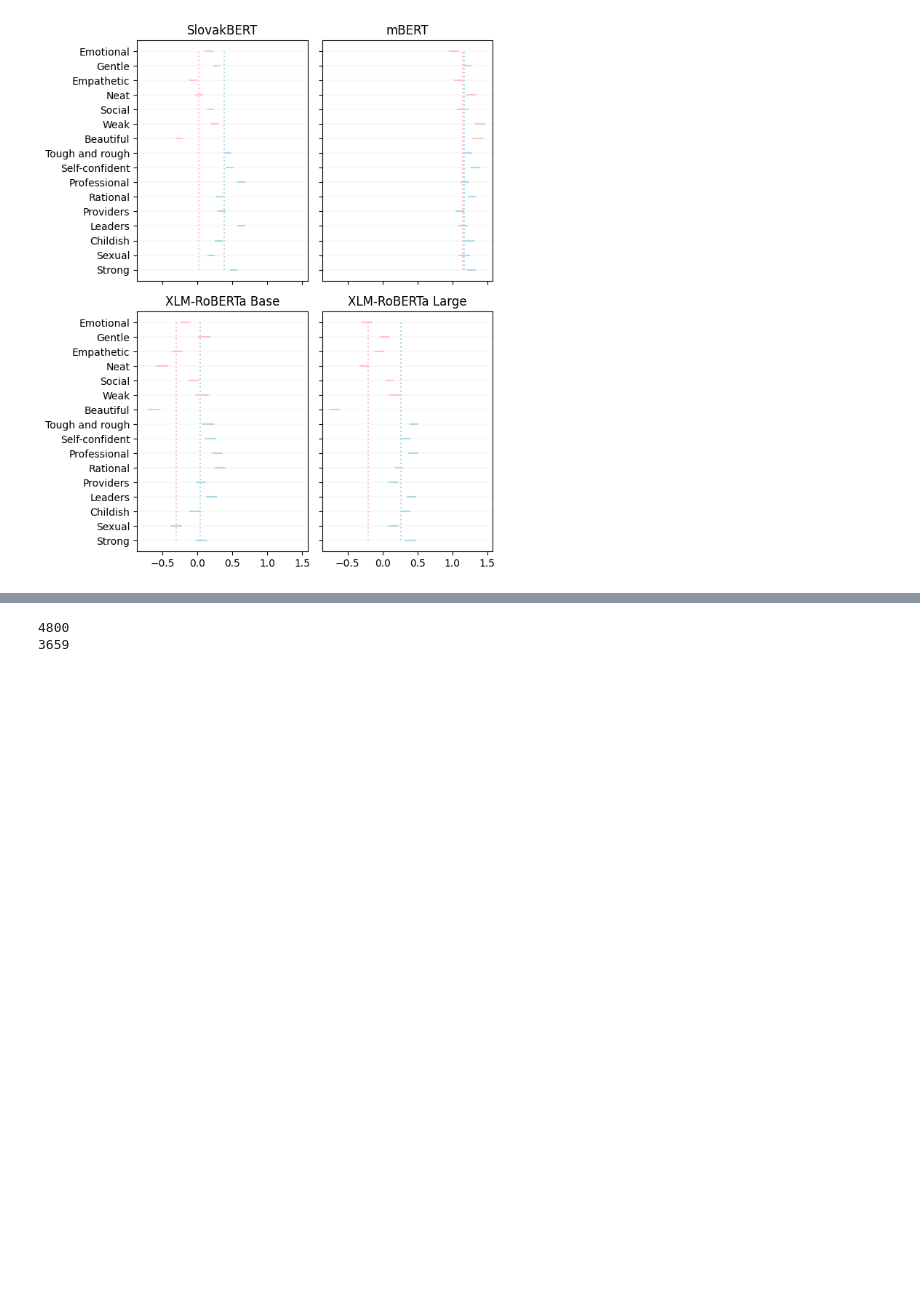
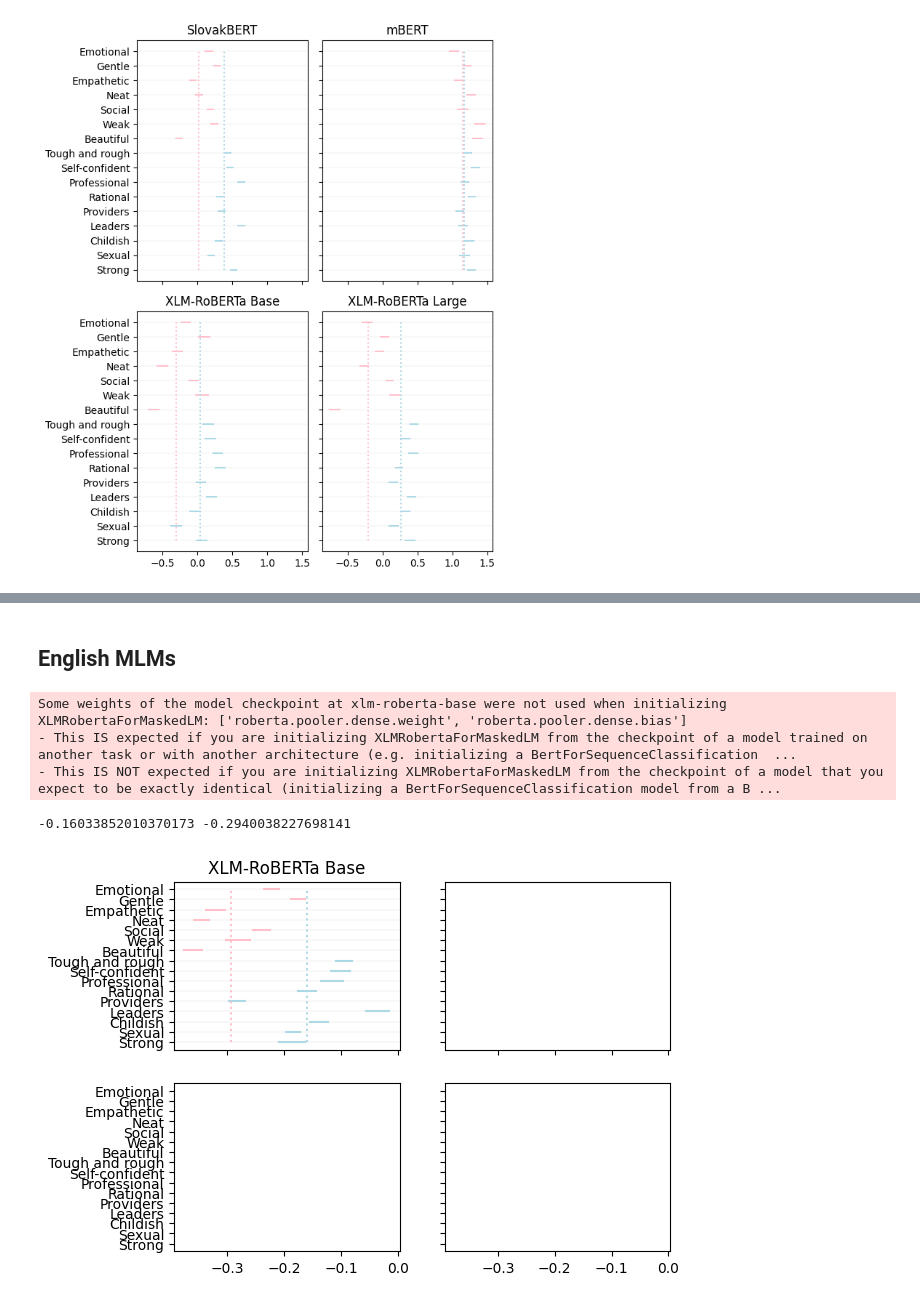
Before and after one commit to kinit-sk/biases-in-slovak-ai, a Jupyter notebook: main.ipynb, the cells around one changed output, grey strips where cells are left out. Drawn from its saved outputs; the diff is of its cells as text; code cells hidden in the pictures; blank space fills up the shorter version.

```diff
--- a/main.ipynb
+++ b/main.ipynb
@@ -901,16 +1012,0 @@ Some weights of the model checkpoint at xlm-roberta-large were not used when ini
-# %%
-candidates = []
-x = 0
-for sentence, stereotype in zip(sentences, stereotypes):
-    for translator in (google_translate, amazon_translate, deepl):
-        m, f = gender_translate(sentence, translator, 'male'), gender_translate(sentence, translator, 'female')
-        if m is None or f is None:
-            continue
-        m_words = m.split()
-        f_words = f.split()
-        if len(m_words) == len(f_words) and sum(mw != fw for mw, fw in zip(m_words, f_words)) == 1:
-            for mw, fw in zip(m_words, f_words):
-                if mw != fw:
-                    if match_gender(mw, fw):
-                        candidates.append((sentence, m, f, stereotype))
-                    break
@@ -935,9 +1012,0 @@ for sentence, stereotype in zip(sentences, stereotypes):
-# %%
-print(len(candidates))
-candidates = set(candidates)
-print(len(candidates))
-# %% [output]
-4800
-3659
-# %%
-l = []
@@ -975,0 +1013,51 @@ pd.DataFrame(l, columns=['english', 'original_male', 'original_female', 'transla
+# %% [markdown]
+## English MLMs
+# %%
+# model, tokenizer = model_init()
+
+fig, axes = plt.subplots(2, 2, sharex=True, sharey=True)
+axes = axes.reshape(-1)
+
+for model_handle, model_name, ax in zip(
+    ['xlm-roberta-base',],
+    ['XLM-RoBERTa Base',],
+    axes
+):
+    model, tokenizer = model_init(model_handle)
+
+    scores = []
+    for sentence, s in tqdm(zip(sentences, stereotypes)):
+        c1 = f'The man said: "{sentence}"'
+        c2 = f'The woman said: "{sentence}"'
+        a = sentence_logprob(c1, c2, tokenizer, model)
+        b = sentence_logprob(c2, c1, tokenizer, model)
+        scores.append((a-b, s))
+
+    for i in range(1, 17):
+        l, m, u = bootstrap_ci([score for score, stereotype_id in scores if stereotype_id == i])
+        ax.plot([l, u], [17-i, 17-i], c=('pink' if i < 8 else 'lightblue'))
+
+    male_rate = np.mean([score for score, stereotype_id in scores if stereotype_id >= 8])
+    female_rate = np.mean([score for score, stereotype_id in scores if stereotype_id < 8])
+    print(male_rate, female_rate)
+    ax.vlines(male_rate, 1, 16, linestyle=':', color='lightblue')
+    ax.vlines(female_rate, 1, 16, linestyle=':', color='pink')
+
+    ax.set_yticks(range(1, 17), stereo_names[::-1])
+    ax.grid(visible=True, which='major', axis='y', c='lightgrey', linewidth=0.2)
+    ax.set_title(model_name)
+
+# set_size(5, 6)
+# fig.subplots_adjust(left=0.2)
+# plt.tight_layout()
+# plt.savefig('lms.png', dpi=300)
+# plt.show()
+
+# Different prompts
+# Different models
+# %% [output]
+Some weights of the model checkpoint at xlm-roberta-base were not used when initializing XLMRobertaForMaskedLM: ['roberta.pooler.dense.weight', 'roberta.pooler.dense.bias']
+- This IS expected if you are initializing XLMRobertaForMaskedLM from the checkpoint of a model trained on another task or with another architecture (e.g. initializing a BertForSequenceClassification  ...
+- This IS NOT expected if you are initializing XLMRobertaForMaskedLM from the checkpoint of a model that you expect to be exactly identical (initializing a BertForSequenceClassification model from a B ...
+-0.16033852010370173 -0.2940038227698141
+[figure, added]
```
Also changed, not shown: parts of 13 cells of this notebook, 16 other files.
